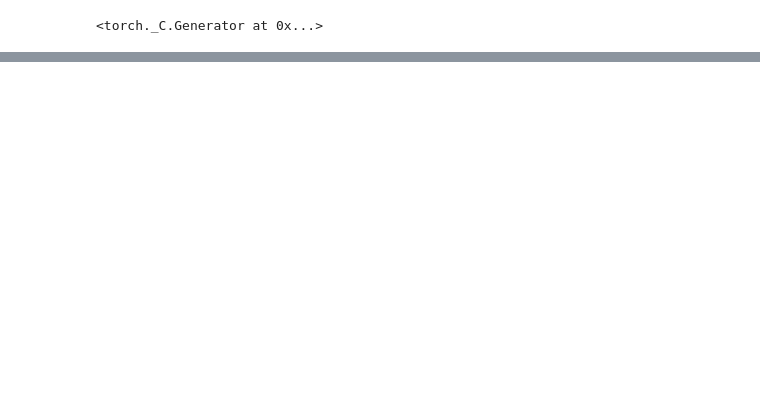
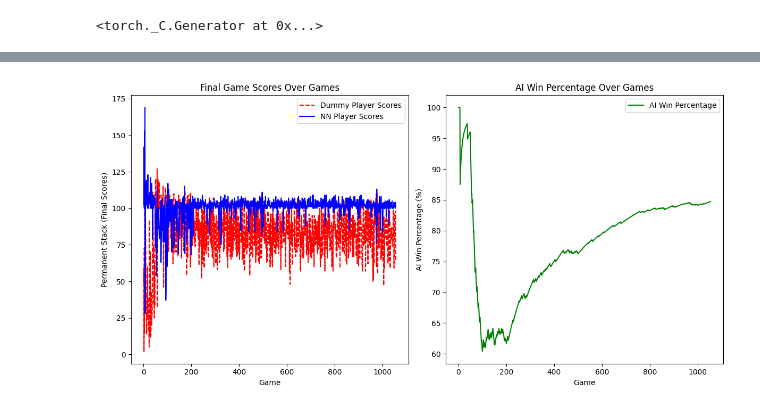
Before and after one commit to LeweLotki/PigGame, a Jupyter notebook: PigGame.ipynb, the cells around one changed output, grey strips where cells are left out. Drawn from its saved outputs; the diff is of its cells as text; code cells hidden in the pictures; blank space fills up the shorter version.

```diff
--- a/PigGame.ipynb
+++ b/PigGame.ipynb
@@ -157,0 +82,77 @@ plt.plot(critic_loss)
+# %%
+def extract_games_and_final_scores(game_scores):
+    all_games = []
+    final_scores = []
+    current_game = []
+
+    for round_scores in game_scores:
+        current_game.append(round_scores)
+
+        if round_scores[0][0] >= 100 or round_scores[0][1] >= 100:
+            all_games.append(current_game)
+
+            final_scores.append((round_scores[0][0], round_scores[0][1]))
+
+            current_game = []
+
+    return all_games, final_scores
+
+all_games, final_scores = extract_games_and_final_scores(game_scores)
+
+def plot_game_scores_and_wins(final_scores, num_episodes):
+    dummy_scores = [score[0] for score in final_scores]
+    nn_scores = [score[1] for score in final_scores]
+
+    dummy_wins = 0
+    nn_wins = 0
+    nn_win_percentage = []
+
+    for i in range(len(final_scores)):
+        if nn_scores[i] >= 100:
+            nn_wins += 1
+        elif dummy_scores[i] >= 100:
+            dummy_wins += 1
+
+        nn_win_percentage.append((nn_wins / (i + 1)) * 100)
+
+    print(f"Dummy won {dummy_wins} times.")
+    print(f"NN (AI) won {nn_wins} times.")
+    print(f"AI won {nn_wins / len(final_scores) * 100:.2f}% of the time.")
+
+    plt.figure(figsize=(12, 6))
+
+    plt.subplot(1, 2, 1)
+    plt.plot(range(len(final_scores)), dummy_scores, label="Dummy Player Scores", color='red', linestyle='--')
+    plt.plot(range(len(final_scores)), nn_scores, label="NN Player Scores", color='blue')
+    plt.xlabel('Game')
+    plt.ylabel('Permanent Stack (Final Scores)')
+    plt.title('Final Game Scores Over Games')
+    plt.legend()
+
+    plt.subplot(1, 2, 2)
+    plt.plot(range(len(final_scores)), nn_win_percentage, label='AI Win Percentage', color='green')
+    plt.xlabel('Game')
+    plt.ylabel('AI Win Percentage (%)')
+    plt.title('AI Win Percentage Over Games')
+    plt.legend()
+
+    plt.tight_layout()
+    plt.show()
+
+def filter_consecutive_duplicates(final_scores):
+
+    if not final_scores:
+        return []
+
+    filtered_scores = [final_scores[0]]
+
+    for i in range(1, len(final_scores)):
+
+        if final_scores[i] != final_scores[i - 1]:
+            filtered_scores.append(final_scores[i])
+
+    return filtered_scores
+
+final_scores = filter_consecutive_duplicates(final_scores)
+plot_game_scores_and_wins(final_scores, len(final_scores))
+# %% [output]
@@ -157,0 +162 @@ plt.plot(critic_loss)
+[figure, added]
```
Also changed, not shown: parts of 14 cells of this notebook, 1 other file.
